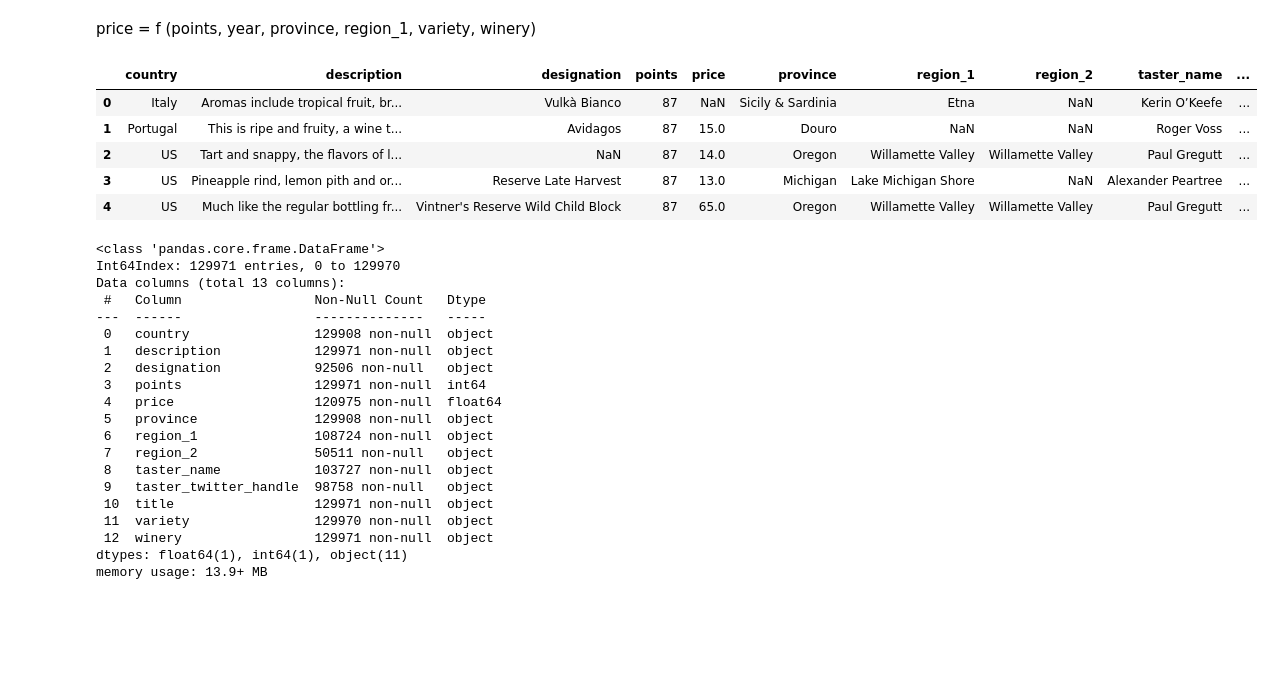
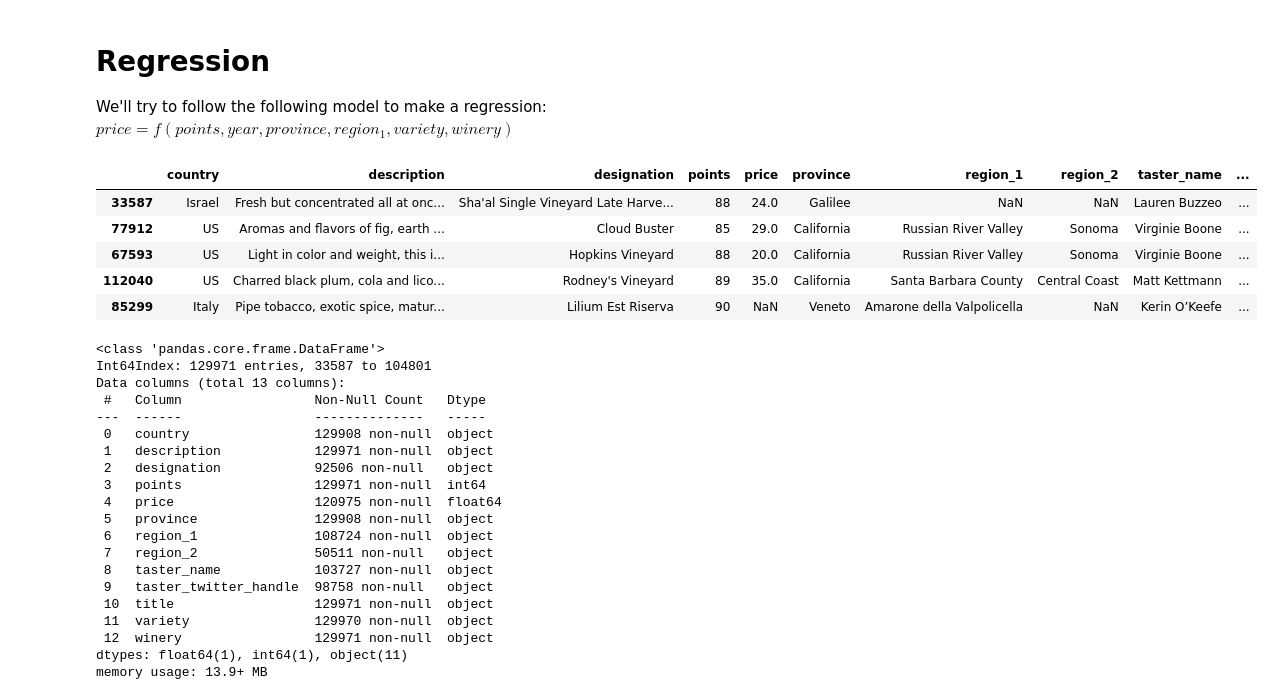
Before and after one commit to kerpa/wine-reviews, a Jupyter notebook: 4-regression.ipynb, the cells around one changed output. Saved outputs shown, nothing was run; the diff lists cells and outputs as text; code cells hidden in the pictures; blank space fills up the shorter version.

```diff
--- a/4-regression.ipynb
+++ b/4-regression.ipynb
@@ -1,2 +1,4 @@
 # %% [markdown]
-price = f (points, year, province, region_1, variety, winery)
+# Regression
+We'll try to follow the following model to make a regression:<br>
+$ price = f (points, year, province, region_1, variety, winery) $
@@ -8,18 +25,19 @@ import seaborn as sns
 # %%
-df = pd.read_csv('data/winemag-data-130k-v2.csv',index_col='Unnamed: 0')
+df = pd.read_csv('data/winedata.csv',index_col='index')
+df = shuffle(df)
 df.head()
 # %% [output]
 |  | country | description | designation | points | price | province | region_1 | region_2 | taster_name | ... |
-| 0 | Italy | Aromas include tropical fruit, br... | Vulkà Bianco | 87 | NaN | Sicily & Sardinia | Etna | NaN | Kerin O’Keefe | ... |
-| 1 | Portugal | This is ripe and fruity, a wine t... | Avidagos | 87 | 15.0 | Douro | NaN | NaN | Roger Voss | ... |
-| 2 | US | Tart and snappy, the flavors of l... | NaN | 87 | 14.0 | Oregon | Willamette Valley | Willamette Valley | Paul Gregutt | ... |
-| 3 | US | Pineapple rind, lemon pith and or... | Reserve Late Harvest | 87 | 13.0 | Michigan | Lake Michigan Shore | NaN | Alexander Peartree | ... |
-| 4 | US | Much like the regular bottling fr... | Vintner's Reserve Wild Child Block | 87 | 65.0 | Oregon | Willamette Valley | Willamette Valley | Paul Gregutt | ... |
+| 33587 | Israel | Fresh but concentrated all at onc... | Sha'al Single Vineyard Late Harve... | 88 | 24.0 | Galilee | NaN | NaN | Lauren Buzzeo | ... |
+| 77912 | US | Aromas and flavors of fig, earth ... | Cloud Buster | 85 | 29.0 | California | Russian River Valley | Sonoma | Virginie Boone | ... |
+| 67593 | US | Light in color and weight, this i... | Hopkins Vineyard | 88 | 20.0 | California | Russian River Valley | Sonoma | Virginie Boone | ... |
+| 112040 | US | Charred black plum, cola and lico... | Rodney's Vineyard | 89 | 35.0 | California | Santa Barbara County | Central Coast | Matt Kettmann | ... |
+| 85299 | Italy | Pipe tobacco, exotic spice, matur... | Lilium Est Riserva | 90 | NaN | Veneto | Amarone della Valpolicella | NaN | Kerin O’Keefe | ... |
 # %%
 df.info()
 # %% [output]
 <class 'pandas.core.frame.DataFrame'>
-Int64Index: 129971 entries, 0 to 129970
+Int64Index: 129971 entries, 33587 to 104801
 Data columns (total 13 columns):
  #   Column                 Non-Null Count   Dtype
 ---  ------                 --------------   -----
```
Also changed, not shown: parts of 29 cells of this notebook, 23 other files.
